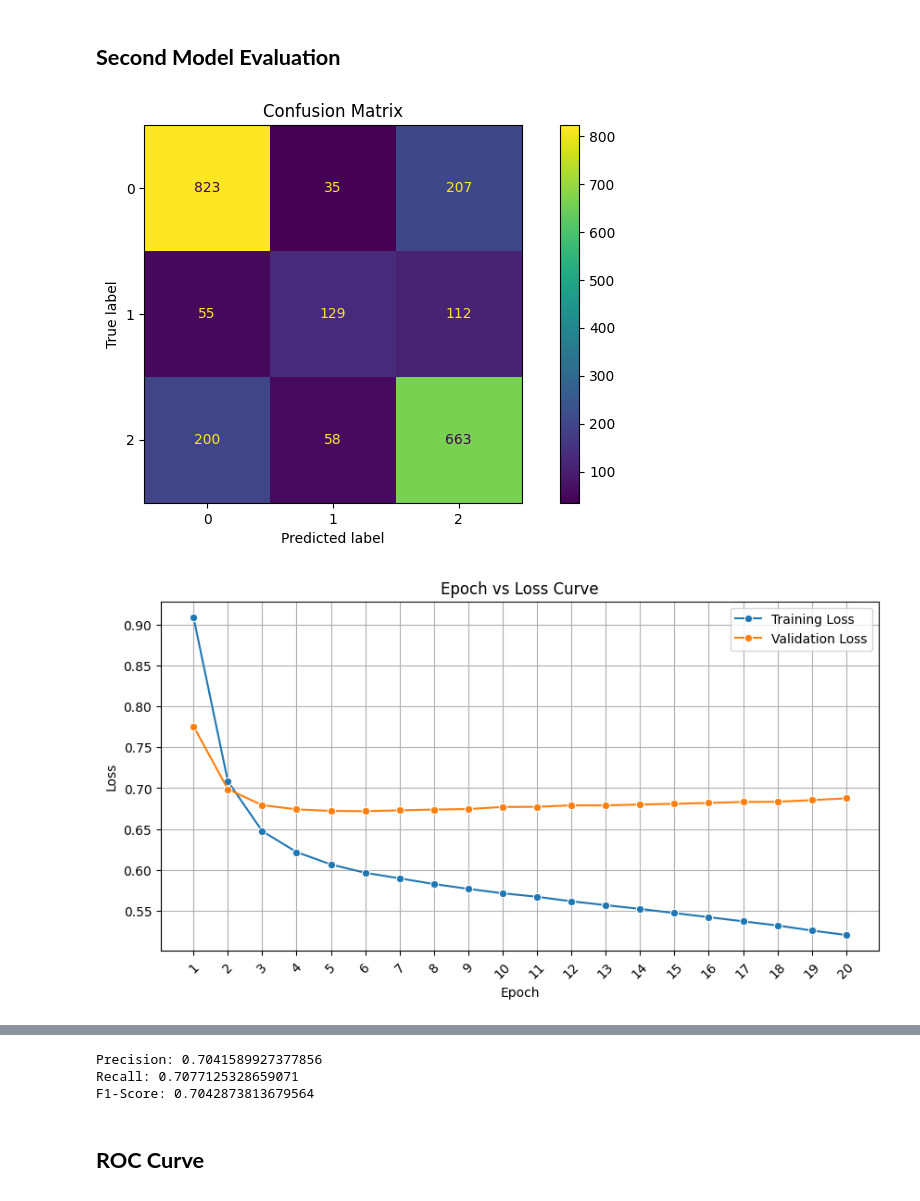
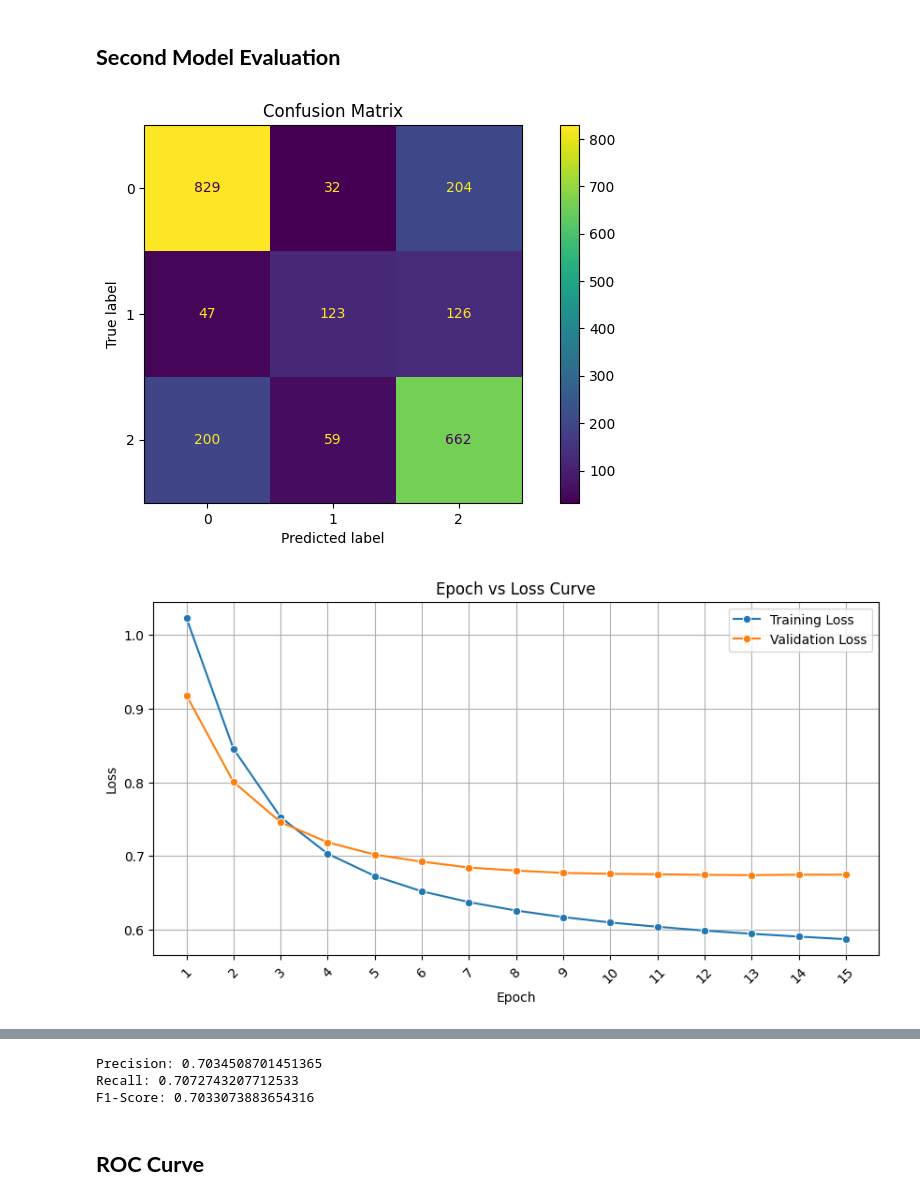
Before and after one commit to d-maniatakos/covid19-vaccine-sentiment-analysis, a Jupyter notebook: vaccine_sentiment_classifier_using_neural_networks.ipynb, the cells around one changed output, grey strips where cells are left out. Drawn from its saved outputs; the diff is of its cells as text; code cells hidden in the pictures.

```diff
--- a/vaccine_sentiment_classifier_using_neural_networks.ipynb
+++ b/vaccine_sentiment_classifier_using_neural_networks.ipynb
@@ -237,14 +232,8 @@ Epoch: 10/10 Training Loss: 0.7833 Validation Loss: 0.8352
 ## **First Model Evaluation**
 # %%
 # make predictions about the validation set
-predictions = []
-predictions_possibilities = []
-
-for i in range(validation_vector.size()[0]):
-  prediction = model.forward(validation_vector[i])
-  predictions.append(torch.argmax(prediction).item())
-
-  predictions_possibilities.append(prediction.tolist())
+predictions_scores = model(validation_vector)
+predictions = torch.argmax(predictions_scores, dim=1).tolist()
 
 precision = precision_score(y_validation.tolist(), predictions, average='weighted')
 recall = recall_score(y_validation.tolist(), predictions, average='weighted')
@@ -327,9 +316,9 @@ input_size = 1000
 hidden_layer1_size = 100
 hidden_layer2_size = 100
 output_size = 3
-num_of_epochs = 20
+num_of_epochs = 15
 batch_size = 100
-learning_rate = 0.0005
+learning_rate = 0.0002
 loss_function = nn.CrossEntropyLoss()
 
 model = NeuralNetwork2(input_size, output_size, hidden_layer1_size, hidden_layer2_size)
@@ -389,16 +378,8 @@ Epoch: 20/20 Training Loss: 0.5199 Validation Loss: 0.6875
 ## **Second Model Evaluation**
 # %%
 # make predictions about the validation set
-predictions = []
-predictions_scores = []
-
-for i in range(validation_vector.size()[0]):
-  prediction = model.forward(validation_vector[i])
-  predictions.append(torch.argmax(prediction).item())
-  # print(prediction)
-
-  predictions_scores.append(prediction.tolist())
-
+predictions_scores = model(validation_vector)
+predictions = torch.argmax(predictions_scores, dim=1).tolist()
 
 precision = precision_score(y_validation.tolist(), predictions, average='weighted')
 recall = recall_score(y_validation.tolist(), predictions, average='weighted')
@@ -408,39 +389,39 @@ f1 = f1_score(y_validation.tolist(), predictions, average='weighted')
 fig, ax = plt.subplots(figsize=(10, 5), dpi=100)
 plt.title('Confusion Matrix')
 ConfusionMatrixDisplay.from_predictions(y_validation.tolist(), predictions, ax=ax)
 plt.show()
 
 # plot the epoch vs loss curve
 plt.figure(figsize=(10, 5), dpi=100)
 plt.title('Epoch vs Loss Curve')
 plt.xlabel('Epoch')
 plt.ylabel('Loss')
 sns.lineplot(x=range(1, num_of_epochs+1), y=training_loss,  marker="o")
 sns.lineplot(x=range(1, num_of_epochs+1), y=validation_loss,  marker="o")
 plt.xticks(range(1, num_of_epochs+1))
 plt.xticks(rotation=45)
 plt.legend(['Training Loss', 'Validation Loss'])
 plt.grid()
 plt.show()
 
 # plot scores
 plt.figure(figsize=(10, 5), dpi=100)
 plt.title('Metrics')
 sns.barplot(x=['Precision', 'Recall', 'F1-Score'], y=[precision, recall, f1], palette='Blues_r')
 for index, value in enumerate([precision, recall, f1]):
     plt.text(index-0.1, value+0.005,str(round(value,3)))
 plt.show()
 
 print('Precision: ' + str(precision))
 print('Recall: ' + str(recall))
 print('F1-Score: ' + str(f1))
 # %% [output]
-[figure, old version]
+[figure, new version]
-[figure, old version]
+[figure, new version]
 [figure]
-Precision: 0.7041589927377856
-Recall: 0.7077125328659071
-F1-Score: 0.7042873813679564
+Precision: 0.7034508701451365
+Recall: 0.7072743207712533
+F1-Score: 0.7033073883654316
 # %% [markdown]
 ## **ROC Curve**
 # %%
```
Also changed, not shown: parts of 6 cells of this notebook.
